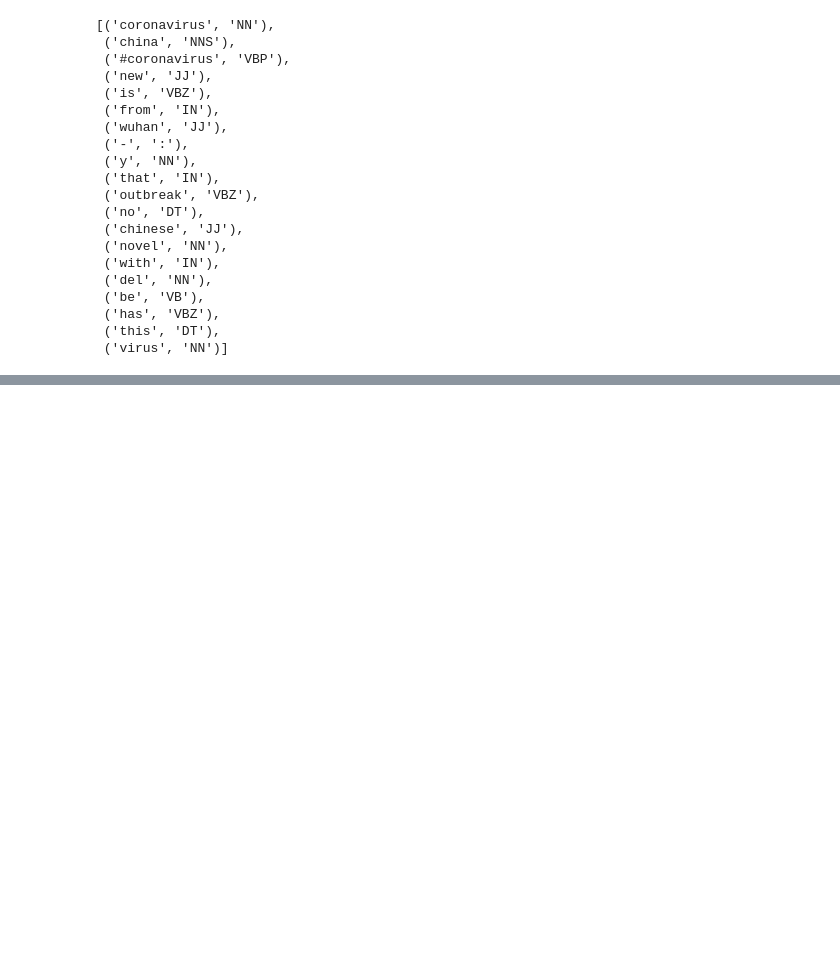
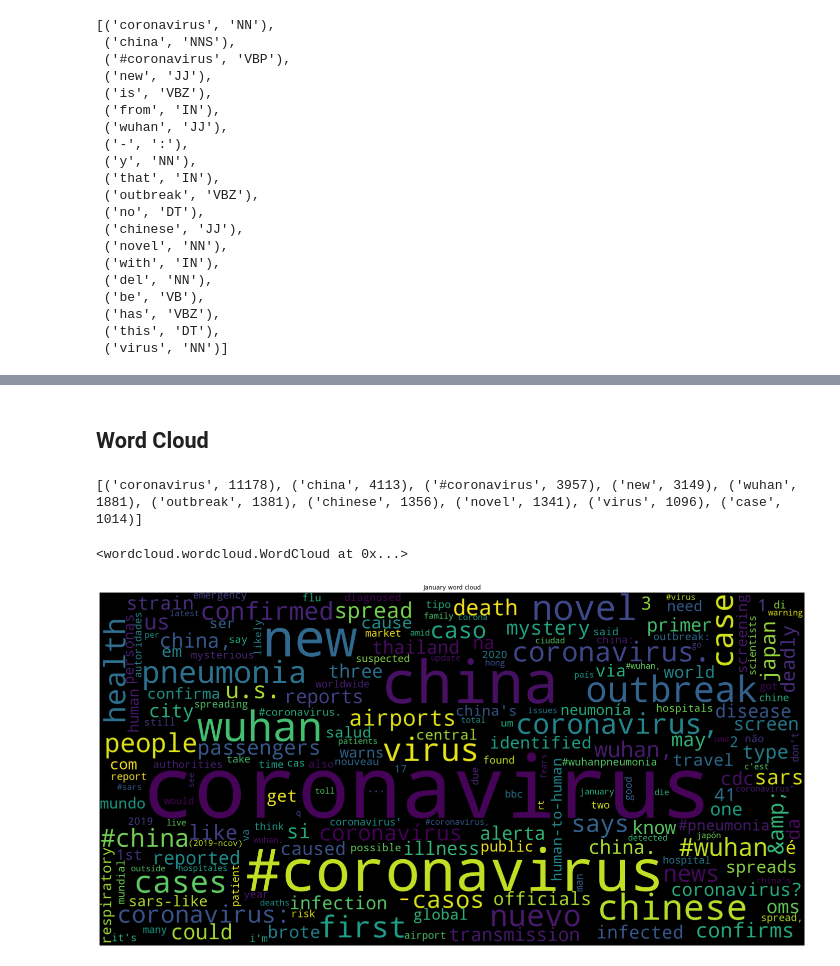
Before and after one commit to archity/covid-twitter-trends, a Jupyter notebook: 2-Exploratory-Data-Analysis.ipynb, the cells around one changed output, grey strips where cells are left out. Drawn from its saved outputs; the diff is of its cells as text; code cells hidden in the pictures; blank space fills up the shorter version.

Commit message:
NLTK stopwords and January word cloud

```diff
--- a/2-Exploratory-Data-Analysis.ipynb
+++ b/2-Exploratory-Data-Analysis.ipynb
@@ -259,0 +270,12 @@ tagged_word[:20]
+# %%
+stopwords_english = stopwords.words('english')
+stopwords_french = stopwords.words('french')
+stopwords_spanish = stopwords.words('spanish')
+
+print('Stop words\n')
+print(stopwords_english)
+print(stopwords_french)
+print(stopwords_spanish)
+
+print('\nPunctuation\n')
+print(string.punctuation)
@@ -259,0 +292,9 @@ tagged_word[:20]
+# %%
+for word1, word2, word3, punc in itertools.zip_longest(stopwords_english, stopwords_french, stopwords_spanish, string.punctuation):
+    words_counter_df.drop(words_counter_df[words_counter_df.word == word1].index, inplace=True)
+    words_counter_df.drop(words_counter_df[words_counter_df.word == word2].index, inplace=True)
+    words_counter_df.drop(words_counter_df[words_counter_df.word == word3].index, inplace=True)
+    words_counter_df.drop(words_counter_df[words_counter_df.word == punc].index, inplace=True)
+
+#words_counter_df.reset_index()
+words_counter_df = words_counter_df.reset_index(drop=True)
@@ -259,0 +321,12 @@ tagged_word[:20]
+# %% [markdown]
+## Word Cloud
+# %%
+# Rename the column 'count' to 'freq'
+words_counter_df.columns = ['word', 'freq']
+
+# Convert pd dataframe to dictionary for input for wordcould
+wordcount_dict = dict(zip(words_counter_df.word, words_counter_df.freq))
+# Print first 10 items of this dict
+print(list(wordcount_dict.items())[0:10])
+# %% [output]
+[('coronavirus', 11178), ('china', 4113), ('#coronavirus', 3957), ('new', 3149), ('wuhan', 1881), ('outbreak', 1381), ('chinese', 1356), ('novel', 1341), ('virus', 1096), ('case', 1014)]
@@ -259,0 +336,16 @@ tagged_word[:20]
+# %%
+from wordcloud import WordCloud
+import matplotlib.pyplot as plt
+
+wc = WordCloud(width=2000, height=1000).generate_from_frequencies(wordcount_dict)
+plt.figure( figsize=(20,10) )
+plt.imshow(wc, interpolation='bilinear')
+plt.title('January word cloud')
+plt.axis('off')
+plt.tight_layout(pad=0)
+#plt.show()
+wc.to_file('img/wordcloud_jan.png')
+#plt.savefig("img/wordcloud_jan.png", format="png")
+# %% [output]
+<wordcloud.wordcloud.WordCloud at 0x...>
+[figure, added]
```
Also changed, not shown: parts of 6 cells of this notebook, 1 other file.
